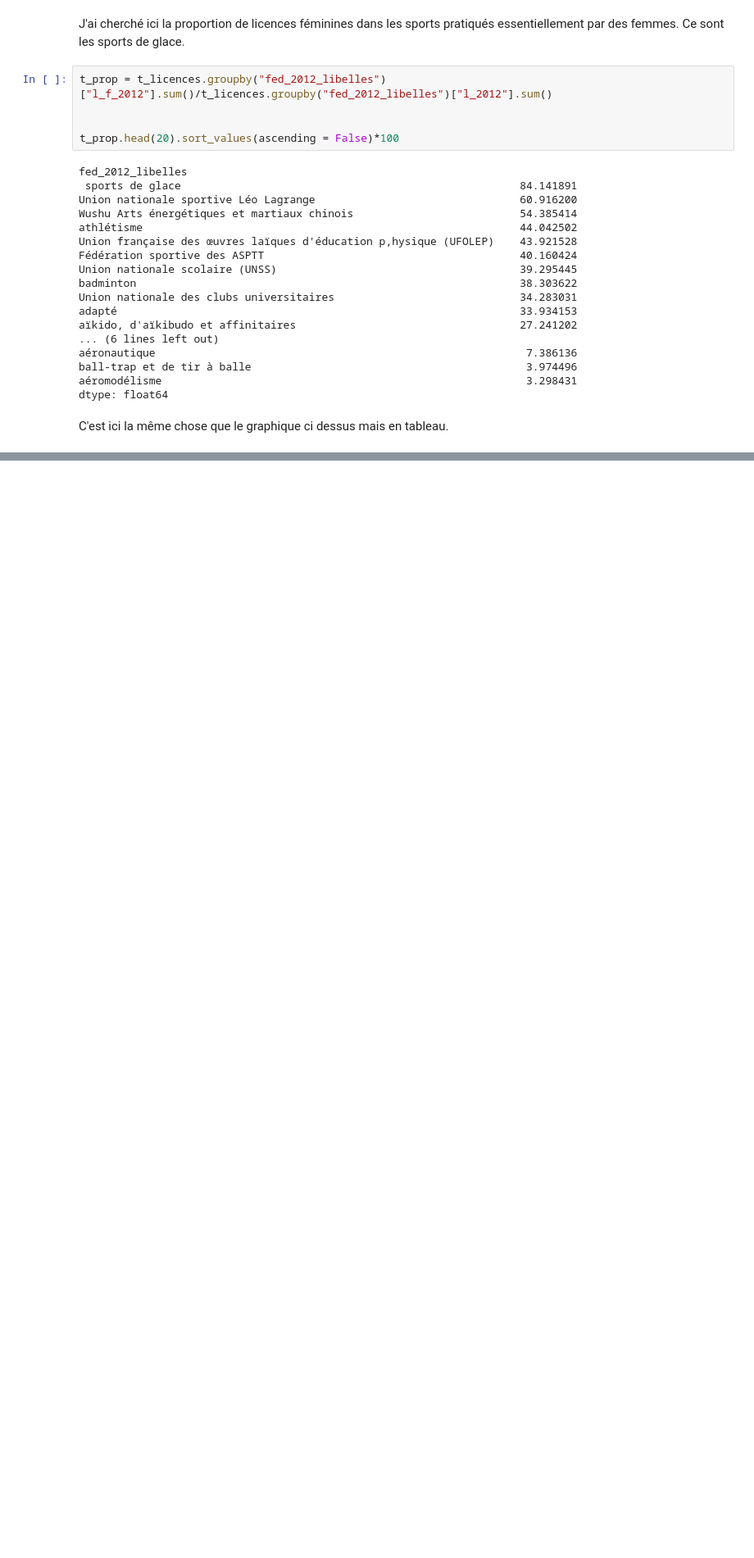
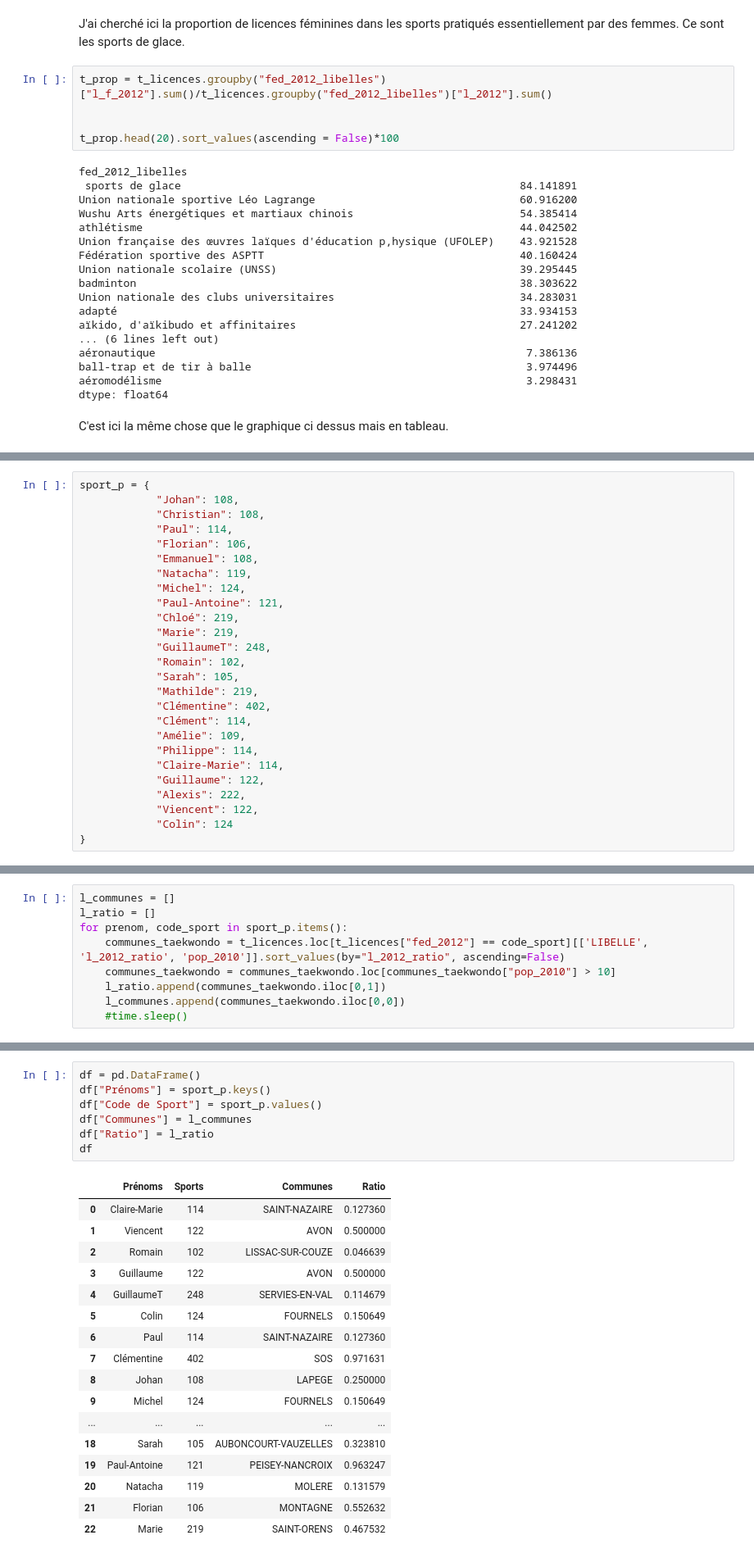
Before and after one commit to colinfrisch/licences_sportives, a Jupyter notebook: Rapport_de_stage.ipynb, the cells around one changed output, grey strips where cells are left out. Shown: that part at 82% size. Cells and saved outputs as stored; diff of their text form; blank space fills up the shorter version.

Commit message:
[CHANGE] terminé tableau et jours de la semaine

```diff
--- a/Rapport_de_stage.ipynb
+++ b/Rapport_de_stage.ipynb
@@ -175,0 +188,26 @@ C'est ici la même chose que le graphique ci dessus mais en tableau.
+# %%
+sport_p = {
+            "Johan": 108,
+            "Christian": 108,
+            "Paul": 114,
+            "Florian": 106,
+            "Emmanuel": 108,
+            "Natacha": 119,
+            "Michel": 124,
+            "Paul-Antoine": 121,
+            "Chloé": 219,
+            "Marie": 219,
+            "GuillaumeT": 248,
+            "Romain": 102,
+            "Sarah": 105,
+            "Mathilde": 219,
+            "Clémentine": 402,
+            "Clément": 114,
+            "Amélie": 109,
+            "Philippe": 114,
+            "Claire-Marie": 114,
+            "Guillaume": 122,
+            "Alexis": 222,
+            "Viencent": 122,
+            "Colin": 124
+}
@@ -175,0 +216,9 @@ C'est ici la même chose que le graphique ci dessus mais en tableau.
+# %%
+l_communes = []
+l_ratio = []
+for prenom, code_sport in sport_p.items():
+    communes_taekwondo = t_licences.loc[t_licences["fed_2012"] == code_sport][['LIBELLE', 'l_2012_ratio', 'pop_2010']].sort_values(by="l_2012_ratio", ascending=False)
+    communes_taekwondo = communes_taekwondo.loc[communes_taekwondo["pop_2010"] > 10]
+    l_ratio.append(communes_taekwondo.iloc[0,1])
+    l_communes.append(communes_taekwondo.iloc[0,0])
+    #time.sleep()
@@ -175,0 +230,25 @@ C'est ici la même chose que le graphique ci dessus mais en tableau.
+# %%
+df = pd.DataFrame()
+df["Prénoms"] = sport_p.keys()
+df["Code de Sport"] = sport_p.values()
+df["Communes"] = l_communes
+df["Ratio"] = l_ratio
+df
+# %% [output]
+|  | Prénoms | Sports | Communes | Ratio |
+| 0 | Claire-Marie | 114 | SAINT-NAZAIRE | 0.127360 |
+| 1 | Viencent | 122 | AVON | 0.500000 |
+| 2 | Romain | 102 | LISSAC-SUR-COUZE | 0.046639 |
+| 3 | Guillaume | 122 | AVON | 0.500000 |
+| 4 | GuillaumeT | 248 | SERVIES-EN-VAL | 0.114679 |
+| 5 | Colin | 124 | FOURNELS | 0.150649 |
+| 6 | Paul | 114 | SAINT-NAZAIRE | 0.127360 |
+| 7 | Clémentine | 402 | SOS | 0.971631 |
+| 8 | Johan | 108 | LAPEGE | 0.250000 |
+| 9 | Michel | 124 | FOURNELS | 0.150649 |
+| ... | ... | ... | ... | ... |
+| 18 | Sarah | 105 | AUBONCOURT-VAUZELLES | 0.323810 |
+| 19 | Paul-Antoine | 121 | PEISEY-NANCROIX | 0.963247 |
+| 20 | Natacha | 119 | MOLERE | 0.131579 |
+| 21 | Florian | 106 | MONTAGNE | 0.552632 |
+| 22 | Marie | 219 | SAINT-ORENS | 0.467532 |
```
Also changed, not shown: parts of 3 cells of this notebook.
